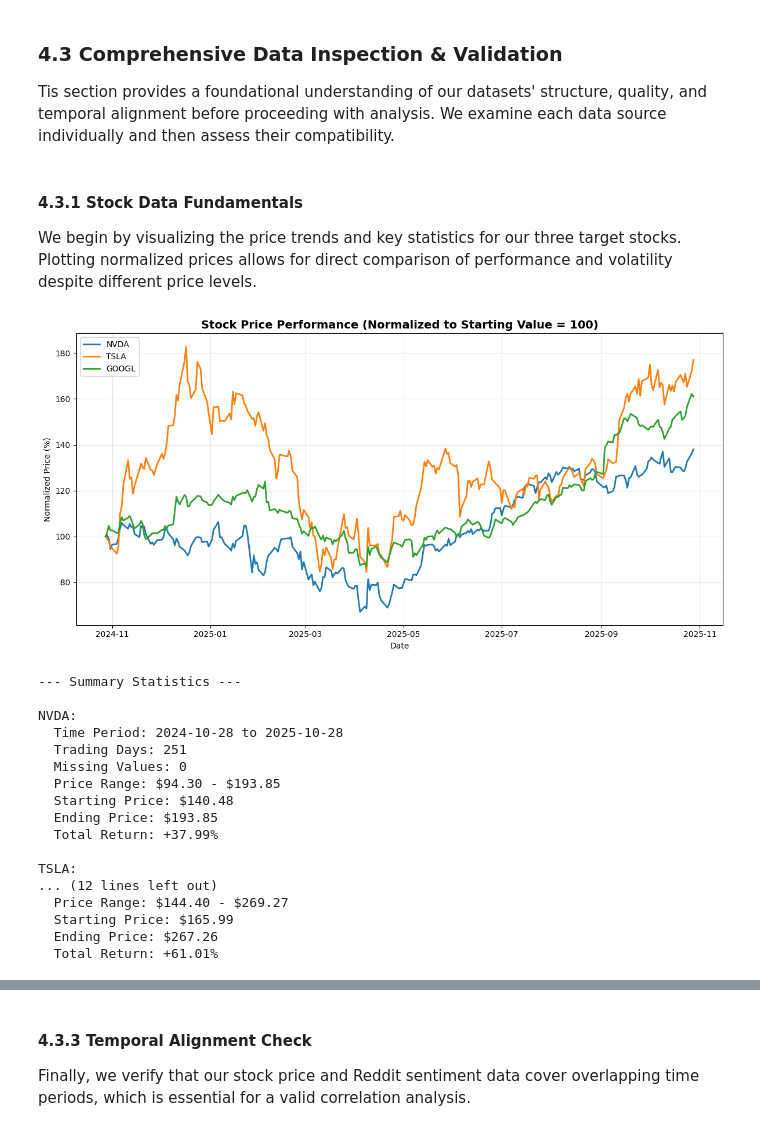
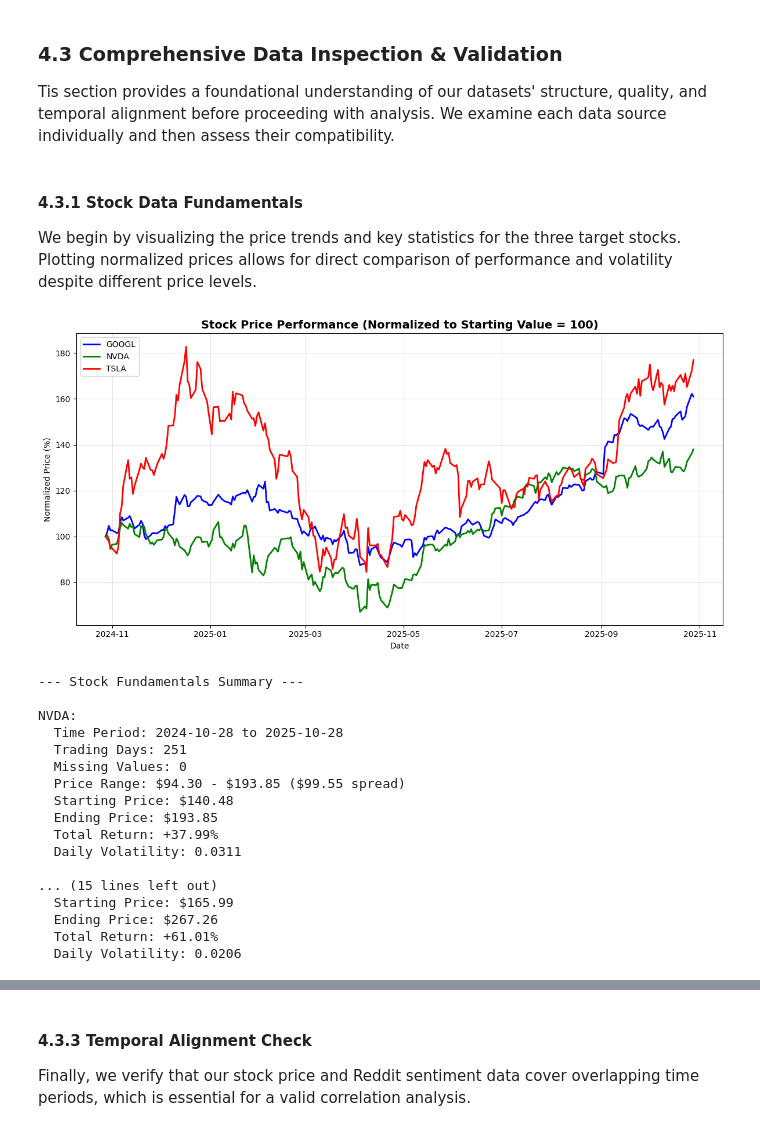
Before and after one commit to Raumfahrer007/stock_news_analyzer, a Jupyter notebook: notebooks/stock_news_analyzer_project.ipynb, the cells around one changed output, grey strips where cells are left out. Saved outputs shown, nothing was run; the diff lists cells and outputs as text; code cells hidden in the pictures.

```diff
--- a/notebooks/stock_news_analyzer_project.ipynb
+++ b/notebooks/stock_news_analyzer_project.ipynb
@@ -402,56 +417,64 @@ def calculate_middle(values):
 # %% [markdown]
 #### 4.3.1 Stock Data Fundamentals
 
-We begin by visualizing the price trends and key statistics for our three target stocks. Plotting normalized prices allows for direct comparison of performance and volatility despite different price levels.
+We begin by visualizing the price trends and key statistics for the three target stocks. Plotting normalized prices allows for direct comparison of performance and volatility despite different price levels.
 # %%
-# Creates a normalized copy for visualization
-normalized_stocks = pd.DataFrame()
-for ticker, data in stock_data.items():
-    normalized_stocks[ticker] = (data['Close'] / data['Close'].iloc[0]) * 100
+pivot_data = stock_data_raw.pivot(columns='ticker', values='Close')
+normalized_pivot = (pivot_data / pivot_data.iloc[0]) * 100
 
-# Plots normalized stock performance
 plt.figure(figsize=(12, 6))
-for ticker in normalized_stocks.columns:
-    plt.plot(normalized_stocks.index, normalized_stocks[ticker], label=ticker, linewidth=2)
+colors = {'NVDA': 'green', 'TSLA': 'red', 'GOOGL': 'blue'}
+for ticker in normalized_pivot.columns:
+    plt.plot(normalized_pivot.index, normalized_pivot[ticker],
+             label=ticker, linewidth=2, color=colors[ticker])
 
 plt.title('Stock Price Performance (Normalized to Starting Value = 100)', fontsize=14, fontweight='bold')
 plt.ylabel('Normalized Price (%)')
 plt.xlabel('Date')
 plt.legend()
 plt.grid(True, alpha=0.3)
 plt.tight_layout()
 plt.show()
 
-# Display summary statistics for each stock
-print("\n--- Summary Statistics ---")
-for ticker, data in stock_data.items():
+
+# Display comprehensive statistics for each stock
+print("\n--- Stock Fundamentals Summary ---")
+for ticker in stock_data_raw['ticker'].unique():
+    ticker_data = stock_data_raw[stock_data_raw['ticker'] == ticker]
+
+    # Key metrics
+    price_range = ticker_data['Close'].max() - ticker_data['Close'].min()
+    volatility = ticker_data['Close'].pct_change().std()
+    total_return = ((ticker_data['Close'].iloc[-1] - ticker_data['Close'].iloc[0]) / ticker_data['Close'].iloc[0]) * 100
+    avg_volume = ticker_data['Volume'].mean()
+
     print(f"\n{ticker}:")
-    print(f"  Time Period: {data.index.min().strftime('%Y-%m-%d')} to {data.index.max().strftime('%Y-%m-%d')}")
-    print(f"  Trading Days: {len(data)}")
-    print(f"  Missing Values: {data.isnull().sum().sum()}")
-    print(f"  Price Range: ${data['Close'].min():.2f} - ${data['Close'].max():.2f}")
-    print(f"  Starting Price: ${data['Close'].iloc[0]:.2f}")
-    print(f"  Ending Price: ${data['Close'].iloc[-1]:.2f}")
-    total_return = ((data['Close'].iloc[-1] - data['Close'].iloc[0]) / data['Close'].iloc[0]) * 100
+    print(f"  Time Period: {ticker_data.index.min().strftime('%Y-%m-%d')} to {ticker_data.index.max().strftime('%Y-%m-%d')}")
+    print(f"  Trading Days: {len(ticker_data)}")
+    print(f"  Missing Values: {ticker_data.isnull().sum().sum()}")
+    print(f"  Price Range: ${ticker_data['Close'].min():.2f} - ${ticker_data['Close'].max():.2f} (${price_range:.2f} spread)")
+    print(f"  Starting Price: ${ticker_data['Close'].iloc[0]:.2f}")
+    print(f"  Ending Price: ${ticker_data['Close'].iloc[-1]:.2f}")
     print(f"  Total Return: {total_return:+.2f}%")
+    print(f"  Daily Volatility: {volatility:.4f}")
 # %% [output]
-[figure, old version]
+[figure, new version]
---- Summary Statistics ---
+--- Stock Fundamentals Summary ---
 
 NVDA:
   Time Period: 2024-10-28 to 2025-10-28
   Trading Days: 251
   Missing Values: 0
-  Price Range: $94.30 - $193.85
+  Price Range: $94.30 - $193.85 ($99.55 spread)
   Starting Price: $140.48
   Ending Price: $193.85
   Total Return: +37.99%
+  Daily Volatility: 0.0311
 
-TSLA:
-... (12 lines left out)
-  Price Range: $144.40 - $269.27
+... (15 lines left out)
   Starting Price: $165.99
   Ending Price: $267.26
   Total Return: +61.01%
+  Daily Volatility: 0.0206
 # %% [markdown]
 **Initial Observations:**
```
Also changed, not shown: parts of 48 cells of this notebook.
